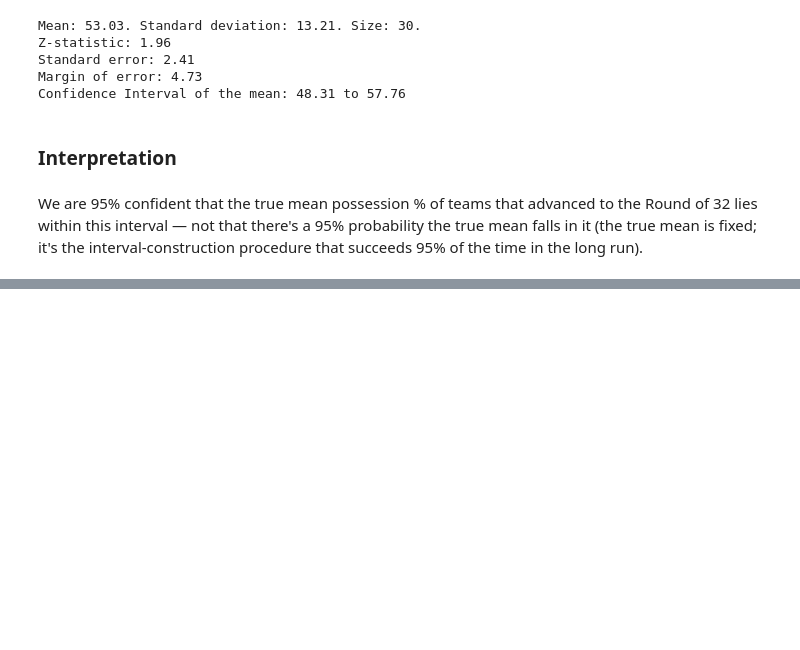
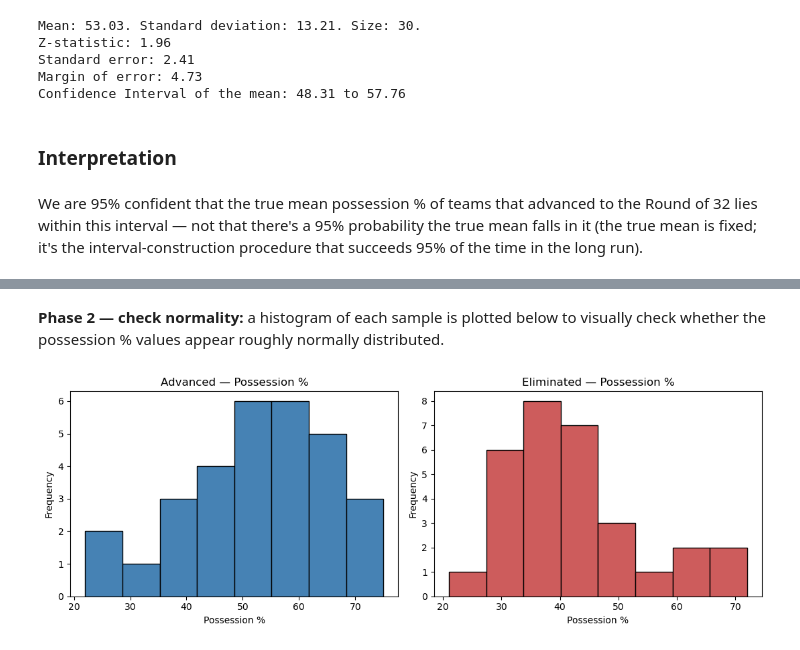
Before and after one commit to ashoktamang002/Foundation-of-Data-Science, a Jupyter notebook: Assessment 2 Solution/Analytic Task 1/Task1.ipynb, the cells around one changed output, grey strips where cells are left out. Saved outputs shown, nothing was run; the diff lists cells and outputs as text; code cells hidden in the pictures; blank space fills up the shorter version.

Commit message:
Perfrom Two-sample t-test-Analytic Task 1

```diff
--- a/Assessment 2 Solution/Analytic Task 1/Task1.ipynb
+++ b/Assessment 2 Solution/Analytic Task 1/Task1.ipynb
@@ -208,0 +228,18 @@ We are 95% confident that the true mean possession % of teams that advanced to t
+# %% [markdown]
+**Phase 2 — check normality:** a histogram of each sample is plotted below to visually check whether the possession % values appear roughly normally distributed.
+# %%
+fig, axes = plt.subplots(1, 2, figsize=(11, 4))
+axes[0].hist(adv_vals, color="steelblue", edgecolor="black", bins=8)
+axes[0].set_title("Advanced — Possession %")
+axes[0].set_xlabel("Possession %")
+axes[0].set_ylabel("Frequency")
+
+axes[1].hist(elim_vals, color="indianred", edgecolor="black", bins=8)
+axes[1].set_title("Eliminated — Possession %")
+axes[1].set_xlabel("Possession %")
+axes[1].set_ylabel("Frequency")
+
+plt.tight_layout()
+plt.show()
+# %% [output]
+[figure, added]
```
Also changed, not shown: parts of 8 cells of this notebook.
